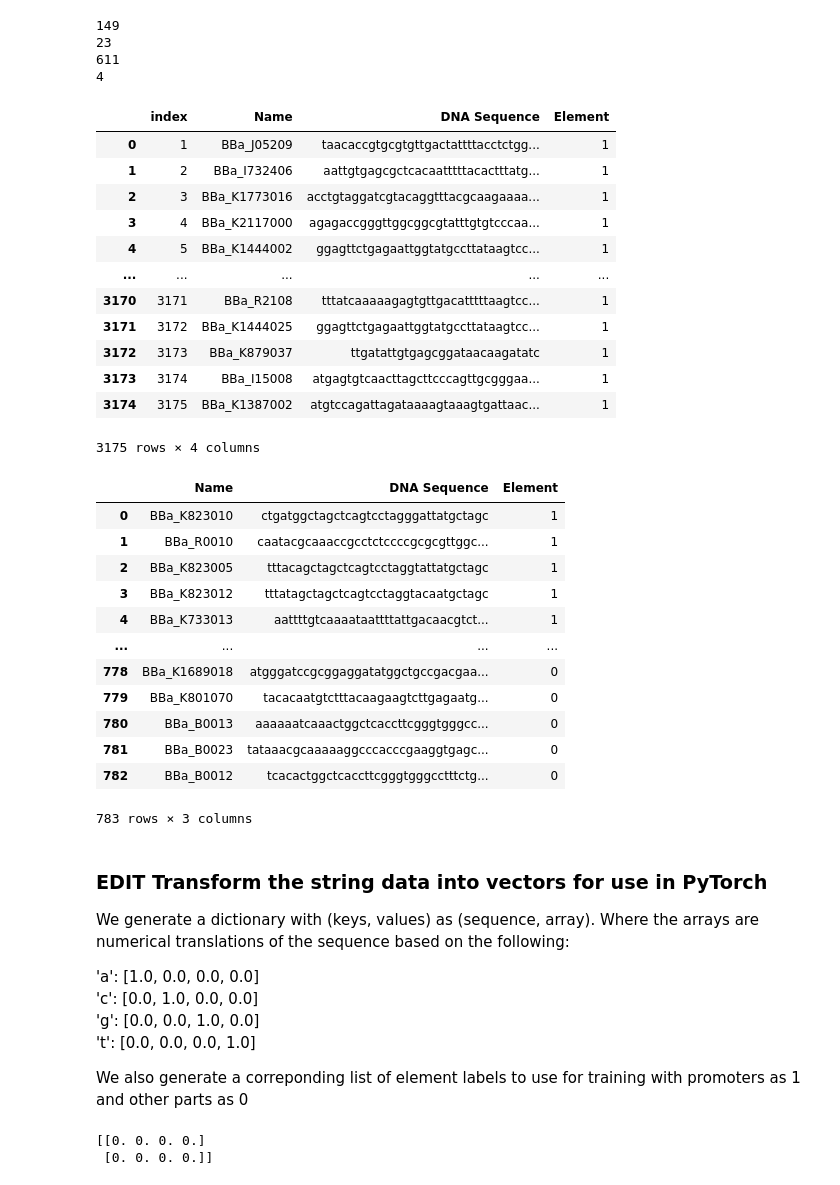
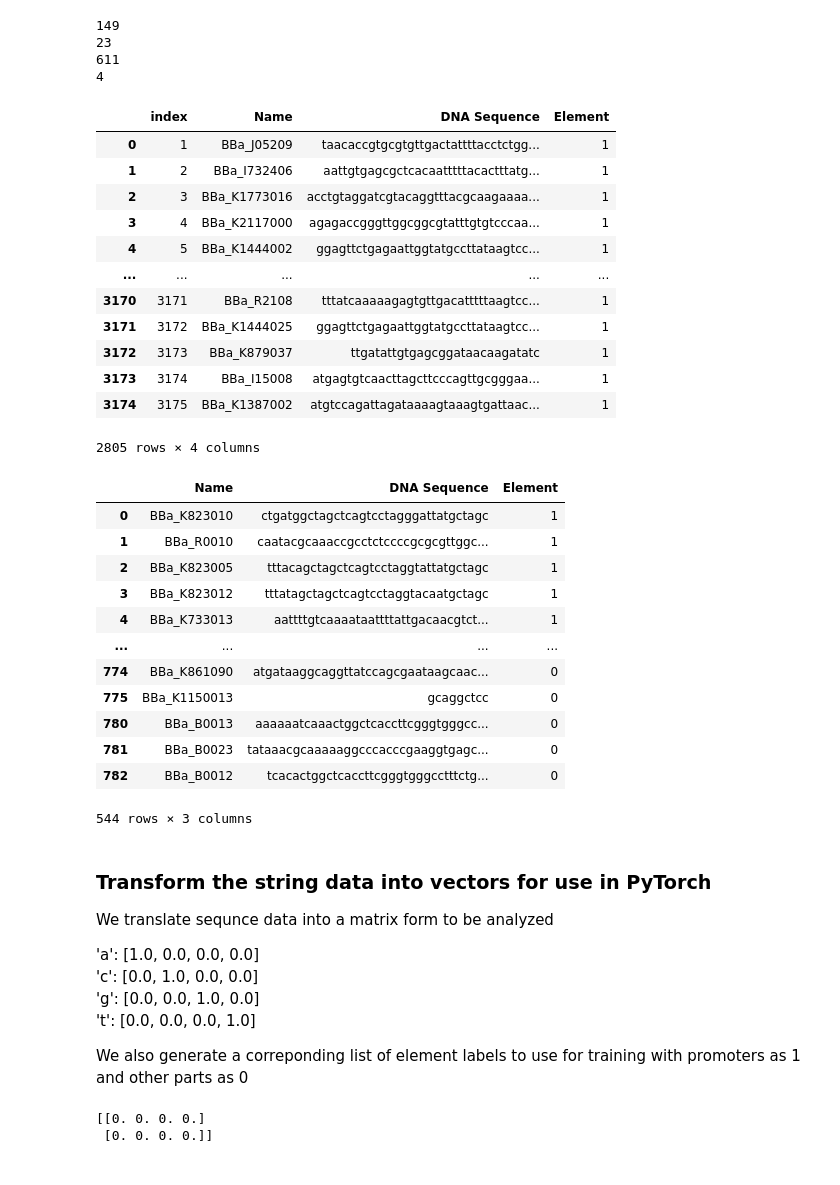
Before and after one commit to Synthetic-BioSystems-Lab/EvoAI-SyntheticParts, a Jupyter notebook: pytorch.ipynb, the cells around one changed output. Drawn from its saved outputs; the diff is of its cells as text; code cells hidden in the pictures.

```diff
--- a/pytorch.ipynb
+++ b/pytorch.ipynb
@@ -126,6 +126,13 @@ allPromoters_dna_sequences = re.findall(r'<sbol:displayId>(.*?)_sequence</sbol:d
 allPromoters_df = pd.DataFrame(allPromoters_dna_sequences, columns=['Name', 'DNA Sequence'])
 allPromoters_df = allPromoters_df.drop(allPromoters_df.index[0]).reset_index()
 allPromoters_df['Element'] = 1
+
+#drop unreasonably length promoters
+for idx in allPromoters_df.index.to_list():
+    if len(allPromoters_df.loc[idx, 'DNA Sequence']) > 1000:
+        allPromoters_df = allPromoters_df.drop(index=idx)
+
+allPromoters_df.reset_index()
 allPromoters_df
 # %% [output]
 |  | index | Name | DNA Sequence | Element |
@@ -140,33 +147,37 @@ allPromoters_df
 | 3172 | 3173 | BBa_K879037 | ttgatattgtgagcggataacaagatatc | 1 |
 | 3173 | 3174 | BBa_I15008 | atgagtgtcaacttagcttcccagttgcgggaa... | 1 |
 | 3174 | 3175 | BBa_K1387002 | atgtccagattagataaaagtaaagtgattaac... | 1 |
-3175 rows × 4 columns
+2805 rows × 4 columns
 # %%
 # Test data
 pro_rbs_cds_ter_df = pd.concat([p19_df, rbs19_df, cds19_df, t19_df], ignore_index=True)
 for i in range(len(pro_rbs_cds_ter_df)):
     if pro_rbs_cds_ter_df.loc[i]['Element'] == 'Promoter':
         pro_rbs_cds_ter_df.at[i,'Element'] = 1
     else:
         pro_rbs_cds_ter_df.at[i,'Element'] = 0
+
+for idx in pro_rbs_cds_ter_df.index.to_list():
+    if len(pro_rbs_cds_ter_df.loc[idx, 'DNA Sequence']) > 1000:
+        pro_rbs_cds_ter_df = pro_rbs_cds_ter_df.drop(index=idx)
 pro_rbs_cds_ter_df
 # %% [output]
 |  | Name | DNA Sequence | Element |
 | 0 | BBa_K823010 | ctgatggctagctcagtcctagggattatgctagc | 1 |
 | 1 | BBa_R0010 | caatacgcaaaccgcctctccccgcgcgttggc... | 1 |
 | 2 | BBa_K823005 | tttacagctagctcagtcctaggtattatgctagc | 1 |
 | 3 | BBa_K823012 | tttatagctagctcagtcctaggtacaatgctagc | 1 |
 | 4 | BBa_K733013 | aattttgtcaaaataattttattgacaacgtct... | 1 |
 | ... | ... | ... | ... |
-| 778 | BBa_K1689018 | atgggatccgcggaggatatggctgccgacgaa... | 0 |
-| 779 | BBa_K801070 | tacacaatgtctttacaagaagtcttgagaatg... | 0 |
+| 774 | BBa_K861090 | atgataaggcaggttatccagcgaataagcaac... | 0 |
+| 775 | BBa_K1150013 | gcaggctcc | 0 |
 | 780 | BBa_B0013 | aaaaaatcaaactggctcaccttcgggtgggcc... | 0 |
 | 781 | BBa_B0023 | tataaacgcaaaaaggcccacccgaaggtgagc... | 0 |
 | 782 | BBa_B0012 | tcacactggctcaccttcgggtgggcctttctg... | 0 |
-783 rows × 3 columns
+544 rows × 3 columns
 # %% [markdown]
-### **EDIT** Transform the string data into vectors for use in PyTorch
-We generate a dictionary with (keys, values) as (sequence, array). Where the arrays are numerical translations of the sequence based on the following:
+### Transform the string data into vectors for use in PyTorch
+We translate sequnce data into a matrix form to be analyzed
 
 'a': [1.0, 0.0, 0.0, 0.0]
 'c': [0.0, 1.0, 0.0, 0.0]
```
Also changed, not shown: parts of 7 cells of this notebook.
